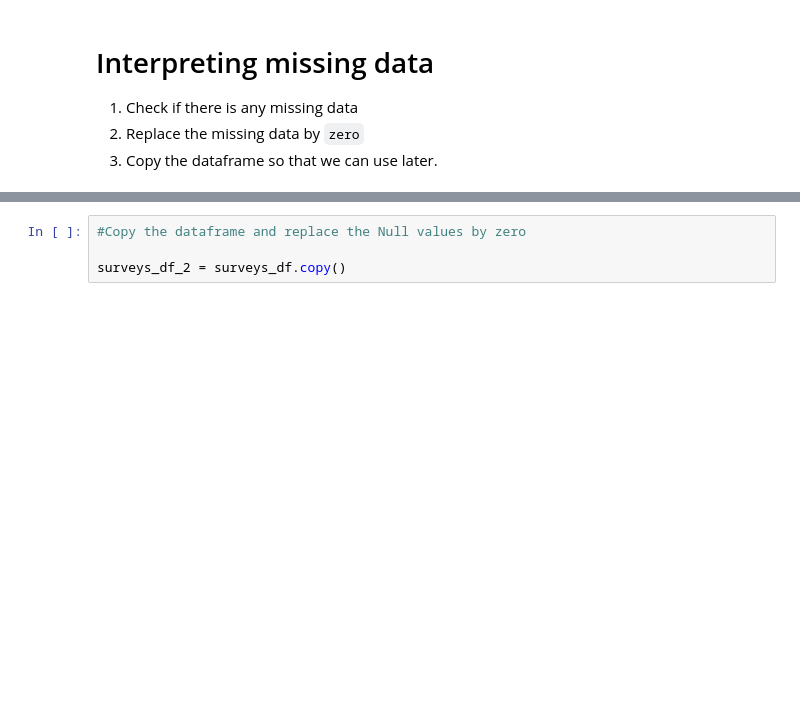
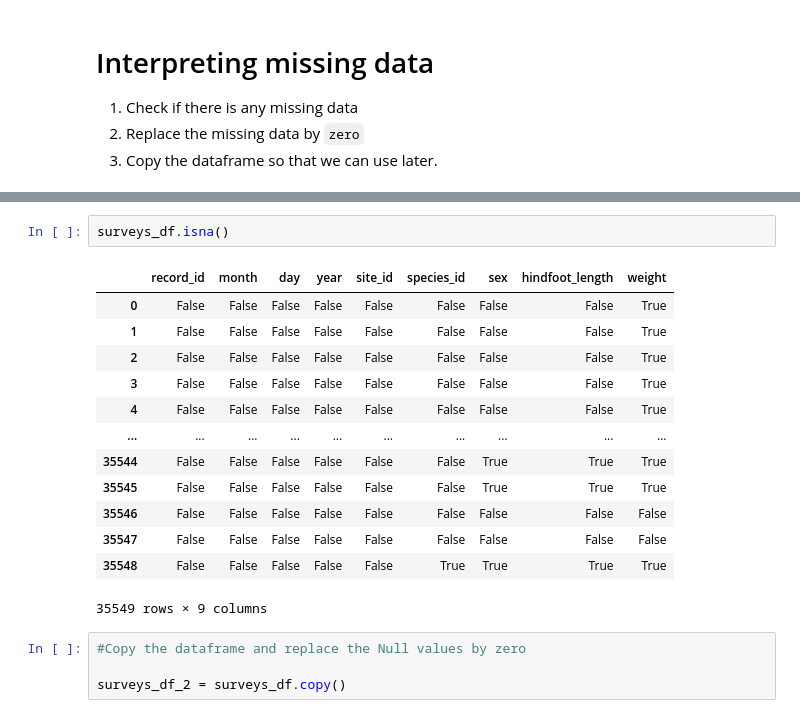
Before and after one commit to aaneloy/DATA2010-Fall2021-Lab, a Jupyter notebook: Pandas_Numpy.ipynb, the cells around one changed output, grey strips where cells are left out. Cells and saved outputs as stored; diff of their text form; blank space fills up the shorter version.

```diff
--- a/Pandas_Numpy.ipynb
+++ b/Pandas_Numpy.ipynb
@@ -96,3 +182,19 @@ surveys_df.isna().sum()   # or s.isnull().sum() for older pandas versions
+# %%
+surveys_df.isna()
+# %% [output]
+|  | record_id | month | day | year | site_id | species_id | sex | hindfoot_length | weight |
+| 0 | False | False | False | False | False | False | False | False | True |
+| 1 | False | False | False | False | False | False | False | False | True |
+| 2 | False | False | False | False | False | False | False | False | True |
+| 3 | False | False | False | False | False | False | False | False | True |
+| 4 | False | False | False | False | False | False | False | False | True |
+| ... | ... | ... | ... | ... | ... | ... | ... | ... | ... |
+| 35544 | False | False | False | False | False | False | True | True | True |
+| 35545 | False | False | False | False | False | False | True | True | True |
+| 35546 | False | False | False | False | False | False | False | False | False |
+| 35547 | False | False | False | False | False | False | False | False | False |
+| 35548 | False | False | False | False | False | True | True | True | True |
+35549 rows × 9 columns
 # %%
 #Copy the dataframe and replace the Null values by zero
 
```
Also changed, not shown: parts of 27 cells of this notebook, 9 other files.
